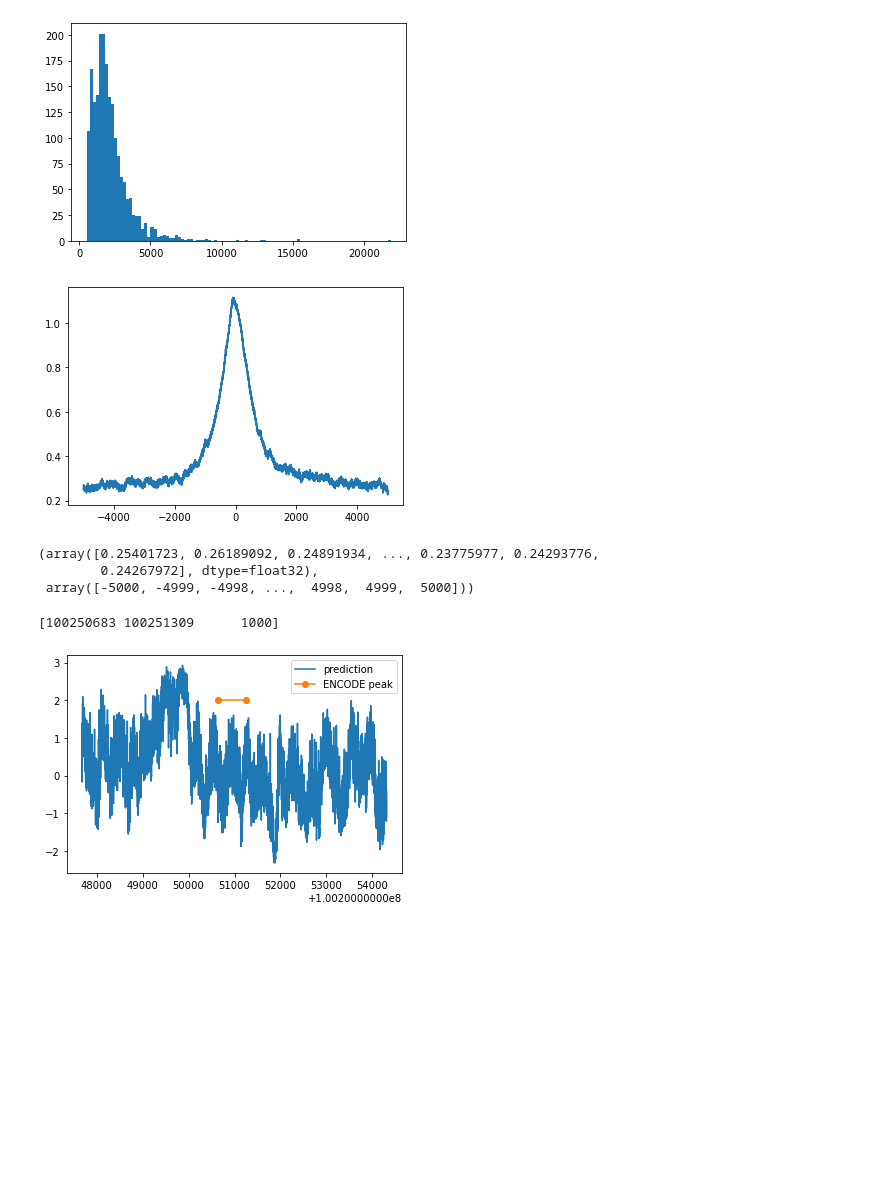
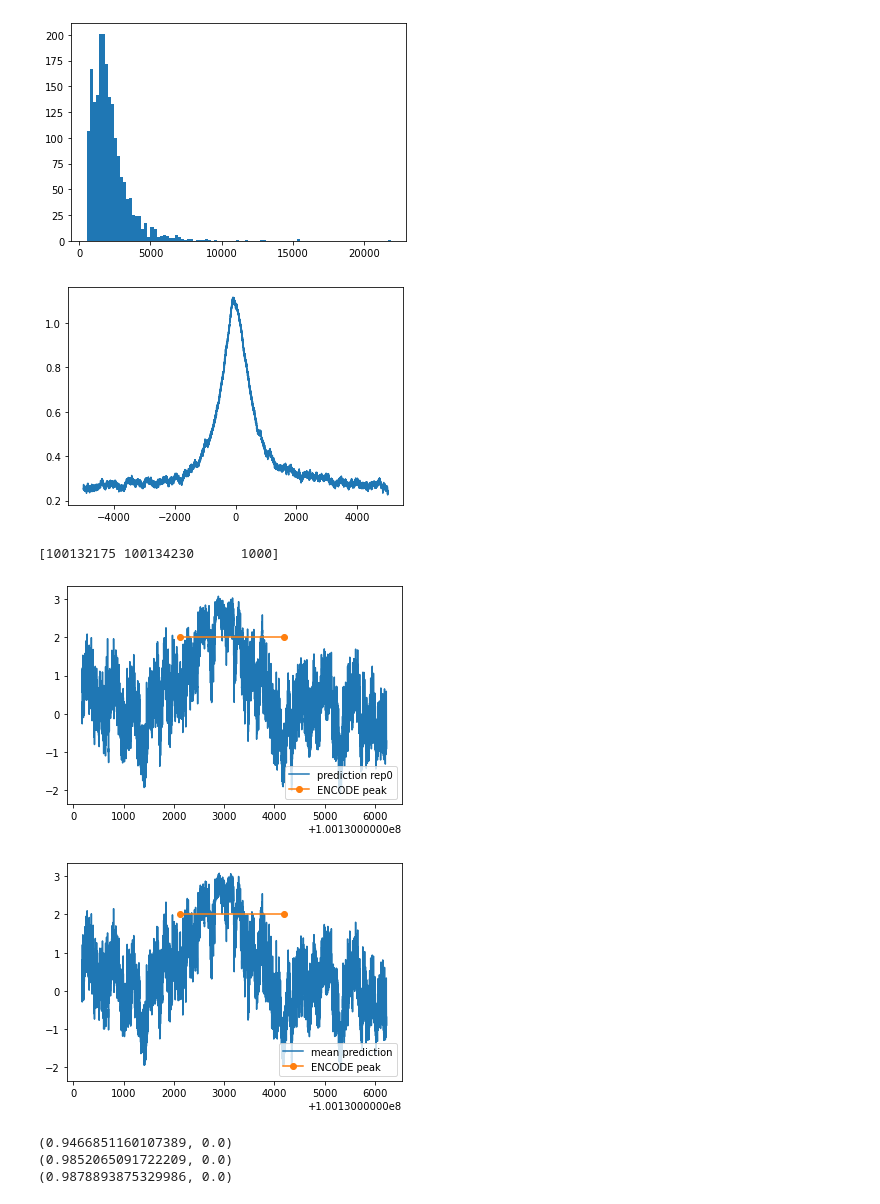
Before and after one commit to Alexwestbrook/mnhn-internship_DeepCNN_ChIP-seq, a Jupyter notebook: plot_distributions.ipynb, the cells around one changed output. Drawn from its saved outputs; the diff is of its cells as text; code cells hidden in the pictures; blank space fills up the shorter version.

Commit message:
changed prediction saving to single binary archive, added plot functions in utils, notebook update

```diff
--- a/plot_distributions.ipynb
+++ b/plot_distributions.ipynb
@@ -566,8 +565,17 @@ All windows: 248956422
 Without N: 230469111
 # %%
 with np.load('../shared_folder/H3K27ac/results/model_inception2.2/preds_model_inception2.2_on_chr1.npz') as f:
-    preds = f['preds']
+    preds0 = f['preds']
+with np.load('../shared_folder/H3K27ac/results/model_inception2.2.rep1/preds_model_inception2.2.rep1_on_chr1.npz') as f:
+    preds1 = f['preds']
 # %%
+importlib.reload(utils)
+preds = (preds0 + preds1)/2
+z_score_preds = utils.z_score(preds, valid_window_idx)
+z_score_preds0 = utils.z_score(preds0, valid_window_idx)
+z_score_preds1 = utils.z_score(preds1, valid_window_idx)
+
+
 mean = np.mean(preds)
 std = np.std(preds)
 rel_preds = preds[valid_window_idx]
@@ -576,6 +584,5 @@ rel_std = np.std(rel_preds)
 print('mean and std for all windows:', mean, std)
 print('mean and std without Ns:', rel_mean, rel_std)
 
-z_score_preds = (preds - rel_mean)/rel_std
 z_score_rel_preds = z_score_preds[valid_window_idx]
 # %% [output]
@@ -631,22 +634,37 @@ plt.close()
 importlib.reload(utils)
 mid_peaks = (chr1_peaks[:, 0] + chr1_peaks[:, 1]) // 2
 window_half_size = 5000
-utils.metaplot_over_indices(z_score_preds, mid_peaks-50, window_half_size)
+means, window = utils.metaplot_over_indices(z_score_preds0, mid_peaks-50, window_half_size)
 # %% [output]
 [figure]
-(array([0.25401723, 0.26189092, 0.24891934, ..., 0.23775977, 0.24293776,
-        0.24267972], dtype=float32),
- array([-5000, -4999, -4998, ...,  4998,  4999,  5000]))
 # %%
-i = 9
+i = 4
 print(chr1_peaks[i])
 peak_start, peak_end, score = chr1_peaks[i]
-window = np.arange(peak_start-3000, peak_end+3000)
-plt.plot(window, z_score_preds[window], label='prediction')
+window = np.arange(peak_start-2000, peak_end+2000)
+plt.plot(window, z_score_preds0[window], label='prediction rep0')#, alpha=0.5)
+# plt.plot(window, z_score_preds1[window], label='prediction rep1', alpha=0.5)
 plt.plot([peak_start-50, peak_end-50], [2, 2], marker = 'o', label='ENCODE peak')
-plt.legend()
+plt.legend(loc='lower right')
 plt.show()
 plt.close()
+plt.plot(window, z_score_preds[window], label='mean prediction')
+plt.plot([peak_start-50, peak_end-50], [2, 2], marker = 'o', label='ENCODE peak')
+plt.legend(loc='lower right')
+plt.show()
+plt.close()
 # %% [output]
-[100250683 100251309      1000]
+[100132175 100134230      1000]
-[figure, old version]
+[figure, new version]
+[figure, added]
+# %%
+res = pearsonr(preds0, preds1)
+print(res)
+res = pearsonr(preds0, preds)
+print(res)
+res = pearsonr(preds, preds1)
+print(res)
+# %% [output]
+(0.9466851160107389, 0.0)
+(0.9852065091722209, 0.0)
+(0.9878893875329986, 0.0)
```
Also changed, not shown: parts of 9 cells of this notebook, 2 other files.
